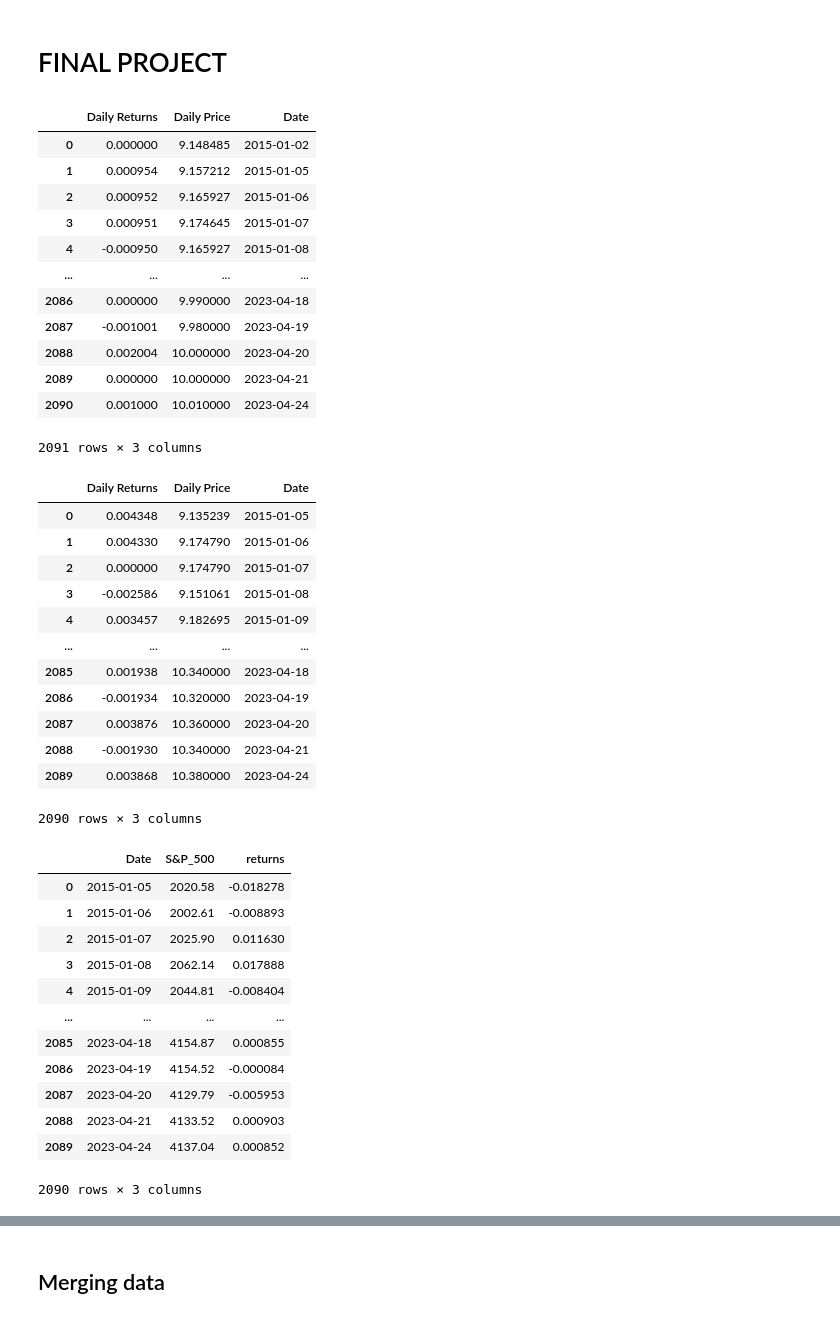
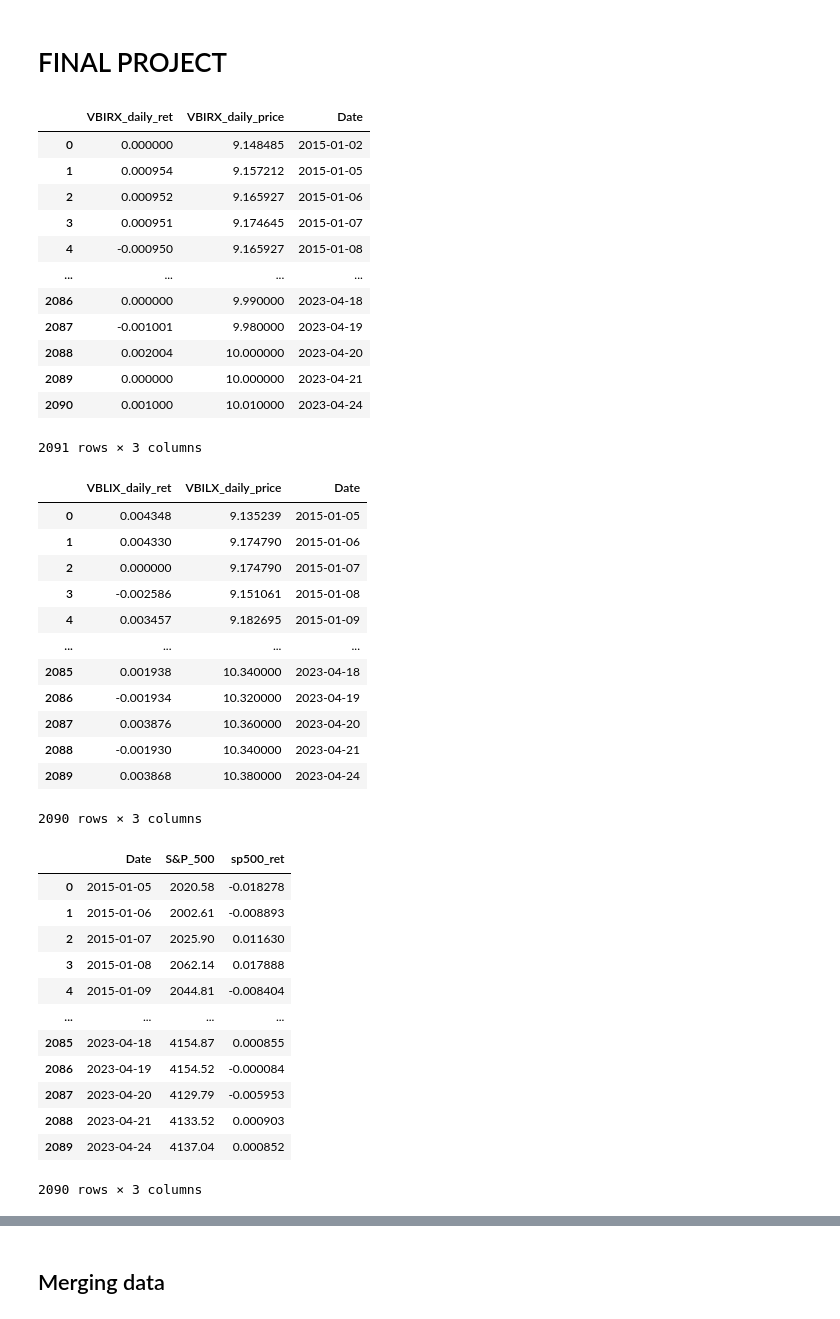
Before and after one commit to mab923/finalteamproject, a Jupyter notebook: FinalProject.ipynb, the cells around one changed output, grey strips where cells are left out. Saved outputs shown, nothing was run; the diff lists cells and outputs as text; code cells hidden in the pictures.

```diff
--- a/FinalProject.ipynb
+++ b/FinalProject.ipynb
@@ -18,7 +18,10 @@ sp500_ret = sp500_ret.rename(columns = {'date': 'Date'})
 # %%
 Vbirx
+Vbirx = Vbirx.rename(columns = {'Daily Returns' : 'VBIRX_daily_ret', 'Price': 'VBIRX_daily_price' })
+Vbirx = Vbirx.rename(columns = {'Daily Price': 'VBIRX_daily_price' })
+Vbirx
 # %% [output]
-|  | Daily Returns | Daily Price | Date |
+|  | VBIRX_daily_ret | VBIRX_daily_price | Date |
 | 0 | 0.000000 | 9.148485 | 2015-01-02 |
 | 1 | 0.000954 | 9.157212 | 2015-01-05 |
 | 2 | 0.000952 | 9.165927 | 2015-01-06 |
@@ -32,9 +35,10 @@ Vbirx
 | 2090 | 0.001000 | 10.010000 | 2023-04-24 |
 2091 rows × 3 columns
 # %%
+Vbilx = Vbilx.rename(columns = {'Daily Price': 'VBILX_daily_price', 'Daily Returns' : 'VBLIX_daily_ret' })
 Vbilx
 # %% [output]
-|  | Daily Returns | Daily Price | Date |
+|  | VBLIX_daily_ret | VBILX_daily_price | Date |
 | 0 | 0.004348 | 9.135239 | 2015-01-05 |
 | 1 | 0.004330 | 9.174790 | 2015-01-06 |
 | 2 | 0.000000 | 9.174790 | 2015-01-07 |
@@ -48,9 +52,10 @@ Vbilx
 | 2089 | 0.003868 | 10.380000 | 2023-04-24 |
 2090 rows × 3 columns
 # %%
+sp500_ret = sp500_ret.rename(columns = {'returns' : 'sp500_ret'})
 sp500_ret
 # %% [output]
-|  | Date | S&P_500 | returns |
+|  | Date | S&P_500 | sp500_ret |
 | 0 | 2015-01-05 | 2020.58 | -0.018278 |
 | 1 | 2015-01-06 | 2002.61 | -0.008893 |
 | 2 | 2015-01-07 | 2025.90 | 0.011630 |
```
Also changed, not shown: parts of 16 cells of this notebook, 2 other files.
